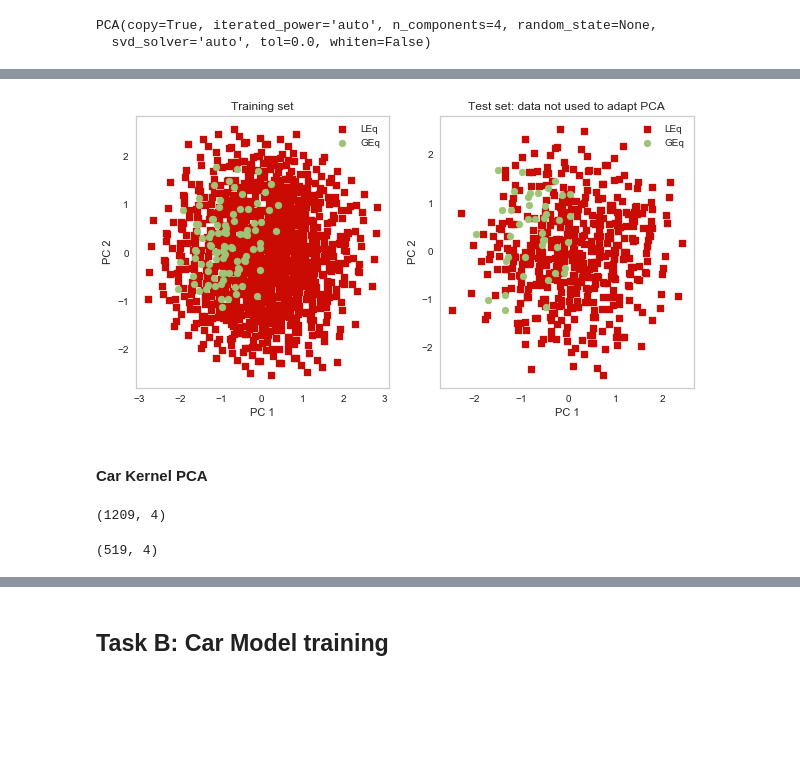
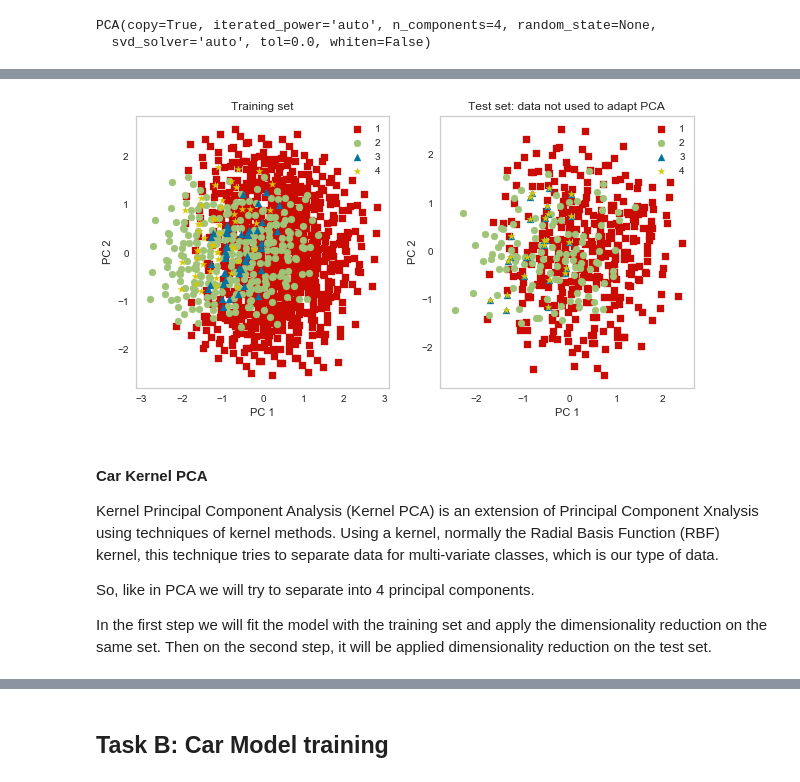
Before and after one commit to franciscommcunha/Data_Mining, a Jupyter notebook: scripts/Notebook1_separated.ipynb, the cells around one changed output, grey strips where cells are left out. Cells and saved outputs as stored; diff of their text form; code cells hidden in the pictures; blank space fills up the shorter version.

```diff
--- a/scripts/Notebook1_separated.ipynb
+++ b/scripts/Notebook1_separated.ipynb
@@ -95,18 +115,3 @@ dataset_car.head()
 | 2 | 4 | 4 | 1 | 1 | 1 | 3 | 1 |
 | 3 | 4 | 4 | 1 | 1 | 2 | 1 | 1 |
 | 4 | 4 | 4 | 1 | 1 | 2 | 2 | 1 |
-# %%
-'''
-#https://www.kaggle.com/behzadmehmood82/classification?fbclid=IwAR1XUBK2puSh0zeepES3vx6FQT05VVXYi17pVBTpHaB5bqdwuTlD01WYSEM
-#SEGUNDO ESTE LINK É ASSIM QUE SE FAZ O MAPEAMENTO
-
-cleanup_nums = {"class values": {"unacc": 4, "acc": 3,'good': 2,'vgood':1}}
-dataset_car.replace(cleanup_nums,inplace = True)
-
-Y_car = dataset_car['class values']
-dataset_car.drop( ['class values'],axis = 1,inplace = True)
-Y_car.head()
-
-X_car = pd.get_dummies(dataset_car)
-X_car.head()
-'''
@@ -319,53 +380,77 @@ print(X_car_test_pca.shape)
 # %%
-# os valores de Y variam entre 1 e 4
+# Y values vary betwwen 1 and 4
 plt.rcParams.update({'font.size': 10})
 fig, axes = plt.subplots(nrows=1, ncols=2, figsize=(10,5))
 axes = axes.ravel()
 ax = axes[0]
 ax.figure
-inx=(Y_car_train <= 2) # 1, 2
+
+#inx=(Y_car_train <= 2) # 1, 2
+inx=(Y_car_train == 1) # 1, 2
 inx=inx.ravel()
-ax.scatter(X_car_train_pca[inx,0],X_car_train_pca[inx,1],marker='s',color='r',label='LEq') # Less or Equal
+ax.scatter(X_car_train_pca[inx,0],X_car_train_pca[inx,1],marker='s',color='r',label='1') # Less or Equal
 
-inx=(Y_car_train >= 3) # 3, 4
+#inx=(Y_car_train >= 3) # 3, 4
+inx=(Y_car_train == 2) # 1, 2
 inx=inx.ravel()
-ax.scatter(X_car_train_pca[inx,0],X_car_train_pca[inx,1],marker='o',color='g',label='GEq') # Great or Equal
+ax.scatter(X_car_train_pca[inx,0],X_car_train_pca[inx,1],marker='o',color='g',label='2') # Great or Equal
+
+#inx=(Y_car_train <= 2) # 1, 2
+inx=(Y_car_train == 3) # 1, 2
+inx=inx.ravel()
+ax.scatter(X_car_train_pca[inx,0],X_car_train_pca[inx,1],marker='^',color='b',label='3') # Less or Equal
+
+#inx=(Y_car_train >= 3) # 3, 4
+inx=(Y_car_train == 4) # 1, 2
+inx=inx.ravel()
+ax.scatter(X_car_train_pca[inx,0],X_car_train_pca[inx,1],marker='*',color='Y',label='4') # Great or Equal
+
 ax.set_title("Training set")
 ax.set_xlabel('PC 1')
 ax.set_ylabel('PC 2')
 ax.legend()
 ax.grid()
 
 ax = axes[1]
 ax.figure
-inx=(Y_car_test <= 2) # 1, 2
+
+#inx=(Y_car_test <= 2) # 1, 2
+inx=(Y_car_test == 1) # 1, 2
 inx=inx.ravel()
-ax.scatter(X_car_test_pca[inx,0],X_car_test_pca[inx,1],marker='s',color='r',label='LEq')
-inx=(Y_car_test >= 3) # 3, 4
+ax.scatter(X_car_test_pca[inx,0],X_car_test_pca[inx,1],marker='s',color='r',label='1')
+#inx=(Y_car_test >= 3) # 3, 4
+inx=(Y_car_test == 2) # 1, 2
 inx=inx.ravel()
-ax.scatter(X_car_test_pca[inx,0],X_car_test_pca[inx,1],marker='o',color='g',label='GEq')
+ax.scatter(X_car_test_pca[inx,0],X_car_test_pca[inx,1],marker='o',color='g',label='2')
+
+inx=(Y_car_test == 3) # 1, 2
+inx=inx.ravel()
+ax.scatter(X_car_test_pca[inx,0],X_car_test_pca[inx,1],marker='^',color='b',label='3')
+inx=(Y_car_test == 3) # 1, 2
+inx=inx.ravel()
+ax.scatter(X_car_test_pca[inx,0],X_car_test_pca[inx,1],marker='*',color='y',label='4')
 
 ax.set_title("Test set: data not used to adapt PCA")
 
 ax.legend()
 ax.grid()
 plt.xlabel('PC 1')
 plt.ylabel('PC 2')
 plt.show()
 # %% [output]
-[figure, old version]
+[figure, new version]
-# %% [markdown]
-#### Car Kernel PCA
+# %% [markdown]
+#### Car Kernel PCA
+
+Kernel Principal Component Analysis (Kernel PCA) is an extension of Principal Component Xnalysis using techniques of kernel methods. Using a kernel, normally the Radial Basis Function (RBF) kernel, this technique tries to separate data for multi-variate classes, which is our type of data.
+
+So, like in PCA we will try to separate into 4 principal components.
+
+In the first step we will fit the model with the training set and apply the dimensionality reduction on the same set. Then on the second step, it will be applied dimensionality reduction on the test set.
 # %%
 from sklearn.decomposition import KernelPCA
 
 kpca_car = KernelPCA(n_components = 4, kernel= 'rbf', gamma=15)
 X_skpca_car = kpca_car.fit_transform(X_car_train_std)
-print(X_skpca_car.shape)
-# %% [output]
-(1209, 4)
 # %%
 X_car_test_kpca = kpca_car.transform(X_car_test_std)
-print(X_car_test_pca.shape)
-# %% [output]
-(519, 4)
```
Also changed, not shown: parts of 126 cells of this notebook.
